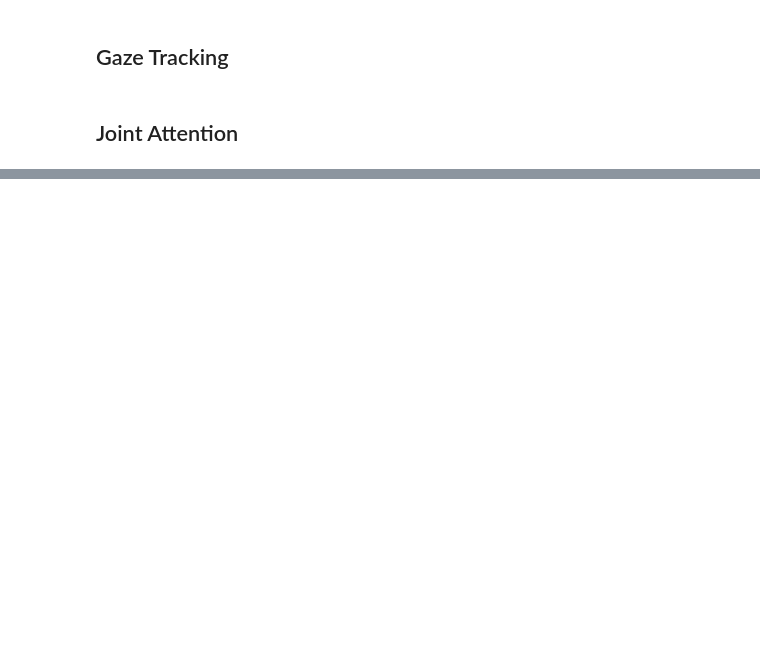
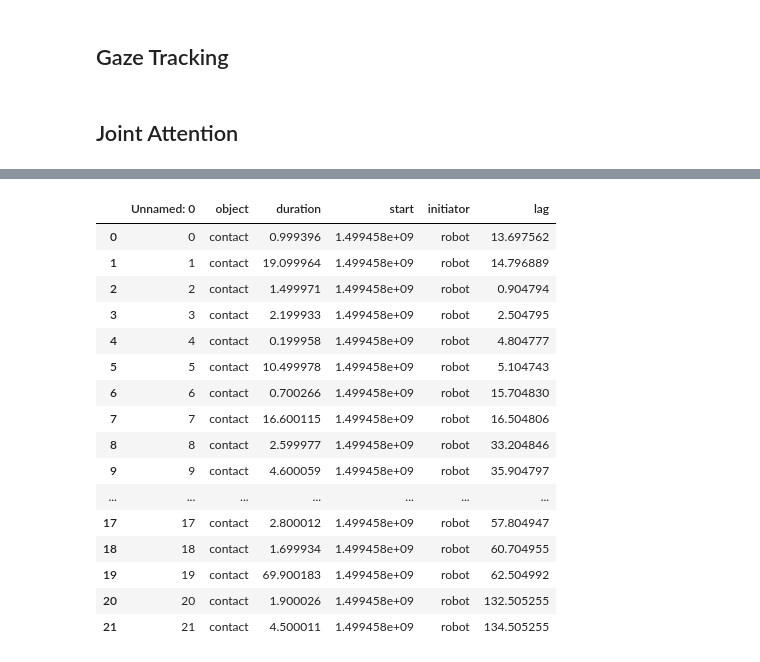
Before and after one commit to rramnauth2220/sar-gaze, a Jupyter notebook: perception.ipynb, the cells around one changed output, grey strips where cells are left out. Drawn from its saved outputs; the diff is of its cells as text; code cells hidden in the pictures; blank space fills up the shorter version.

```diff
--- a/perception.ipynb
+++ b/perception.ipynb
@@ -237,0 +306,7 @@ parent_robot.to_csv(PID + 'parent-robot.csv')
+# %%
+def get_unique_days(df_column):
+    realtime = df_column.apply(lambda x: unix_to_datetime(x))
+    days = np.array(realtime.apply(lambda x: x.day))
+    return days, np.unique(days)
+# %%
+days, unique_days = get_unique_days(df_cr['start'])
@@ -237,0 +315,26 @@ parent_robot.to_csv(PID + 'parent-robot.csv')
+# %%
+dfs_days = []
+for day in unique_days:
+    df_day = df_cr[df_cr['datetime']==day]
+    df_day = df_day.drop('datetime', axis=1)
+    dfs_days.append(df_day)
+# %%
+dfs_days[0]
+# %% [output]
+|  | Unnamed: 0 | object | duration | start | initiator | lag |
+| 0 | 0 | contact | 0.999396 | 1.499458e+09 | robot | 13.697562 |
+| 1 | 1 | contact | 19.099964 | 1.499458e+09 | robot | 14.796889 |
+| 2 | 2 | contact | 1.499971 | 1.499458e+09 | robot | 0.904794 |
+| 3 | 3 | contact | 2.199933 | 1.499458e+09 | robot | 2.504795 |
+| 4 | 4 | contact | 0.199958 | 1.499458e+09 | robot | 4.804777 |
+| 5 | 5 | contact | 10.499978 | 1.499458e+09 | robot | 5.104743 |
+| 6 | 6 | contact | 0.700266 | 1.499458e+09 | robot | 15.704830 |
+| 7 | 7 | contact | 16.600115 | 1.499458e+09 | robot | 16.504806 |
+| 8 | 8 | contact | 2.599977 | 1.499458e+09 | robot | 33.204846 |
+| 9 | 9 | contact | 4.600059 | 1.499458e+09 | robot | 35.904797 |
+| ... | ... | ... | ... | ... | ... | ... |
+| 17 | 17 | contact | 2.800012 | 1.499458e+09 | robot | 57.804947 |
+| 18 | 18 | contact | 1.699934 | 1.499458e+09 | robot | 60.704955 |
+| 19 | 19 | contact | 69.900183 | 1.499458e+09 | robot | 62.504992 |
+| 20 | 20 | contact | 1.900026 | 1.499458e+09 | robot | 132.505255 |
+| 21 | 21 | contact | 4.500011 | 1.499458e+09 | robot | 134.505255 |
```
Also changed, not shown: parts of 20 cells of this notebook.
